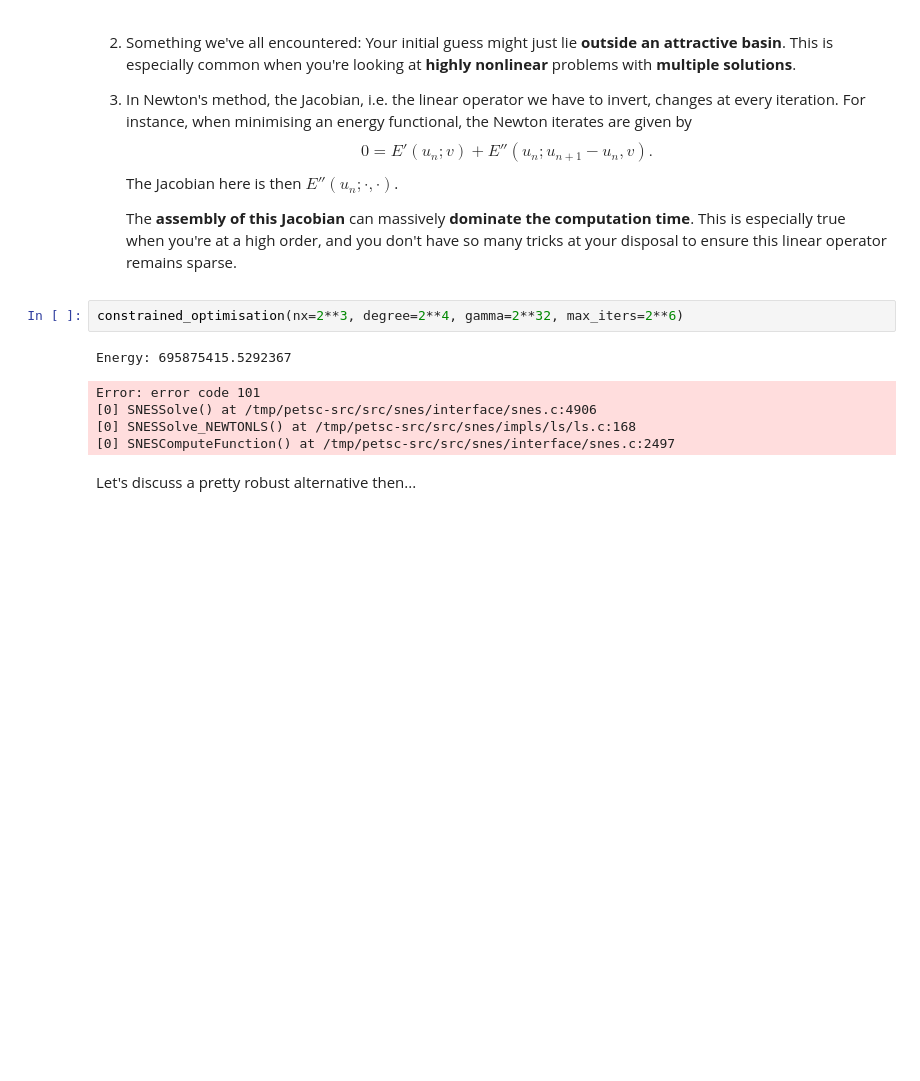
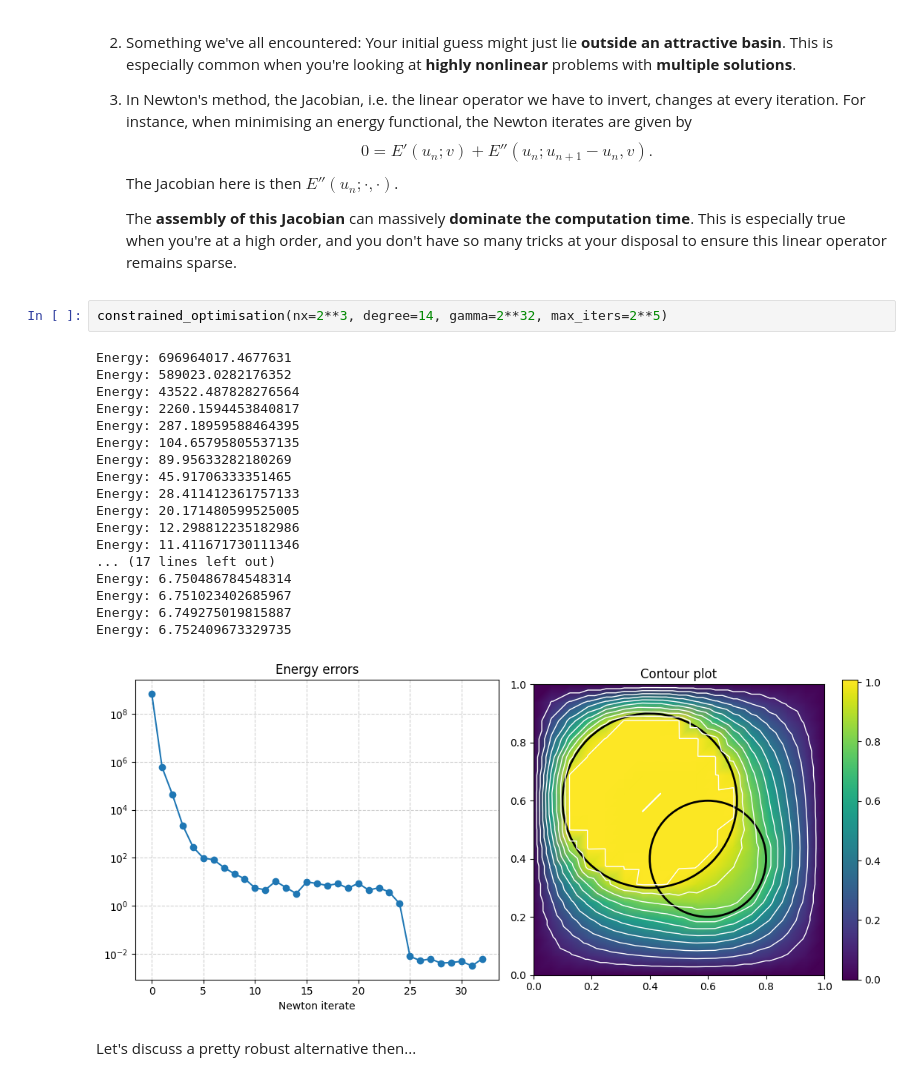
Before and after one commit to BorisAndrews/long_steps, a Jupyter notebook: Reading Group/long_steps.ipynb, the cells around one changed output. Saved outputs shown, nothing was run; the diff lists cells and outputs as text; blank space fills up the shorter version.

```diff
--- a/Reading Group/long_steps.ipynb
+++ b/Reading Group/long_steps.ipynb
@@ -160,13 +160,26 @@ The Jacobian here is then $E''(u_n; \cdot, \cdot)$.
     The **assembly of this Jacobian** can massively **dominate the computation time**.
     This is especially true when you're at a high order, and you don't have so many tricks at your disposal to ensure this linear operator remains sparse.
 # %%
-constrained_optimisation(nx=2**3, degree=2**4, gamma=2**32, max_iters=2**6)
+constrained_optimisation(nx=2**3, degree=14, gamma=2**32, max_iters=2**5)
 # %% [output]
-Energy: 695875415.5292367
+Energy: 696964017.4677631
+Energy: 589023.0282176352
+Energy: 43522.487828276564
+Energy: 2260.1594453840817
+Energy: 287.18959588464395
+Energy: 104.65795805537135
+Energy: 89.95633282180269
+Energy: 45.91706333351465
+Energy: 28.411412361757133
+Energy: 20.171480599525005
+Energy: 12.298812235182986
+Energy: 11.411671730111346
+... (17 lines left out)
+Energy: 6.750486784548314
+Energy: 6.751023402685967
+Energy: 6.749275019815887
+Energy: 6.752409673329735
-Error: error code 101
-[0] SNESSolve() at /tmp/petsc-src/src/snes/interface/snes.c:4906
-[0] SNESSolve_NEWTONLS() at /tmp/petsc-src/src/snes/impls/ls/ls.c:168
-[0] SNESComputeFunction() at /tmp/petsc-src/src/snes/interface/snes.c:2497
+[figure, added]
 # %% [markdown]
 Let's discuss a pretty robust alternative then...
 # %% [markdown]
```
